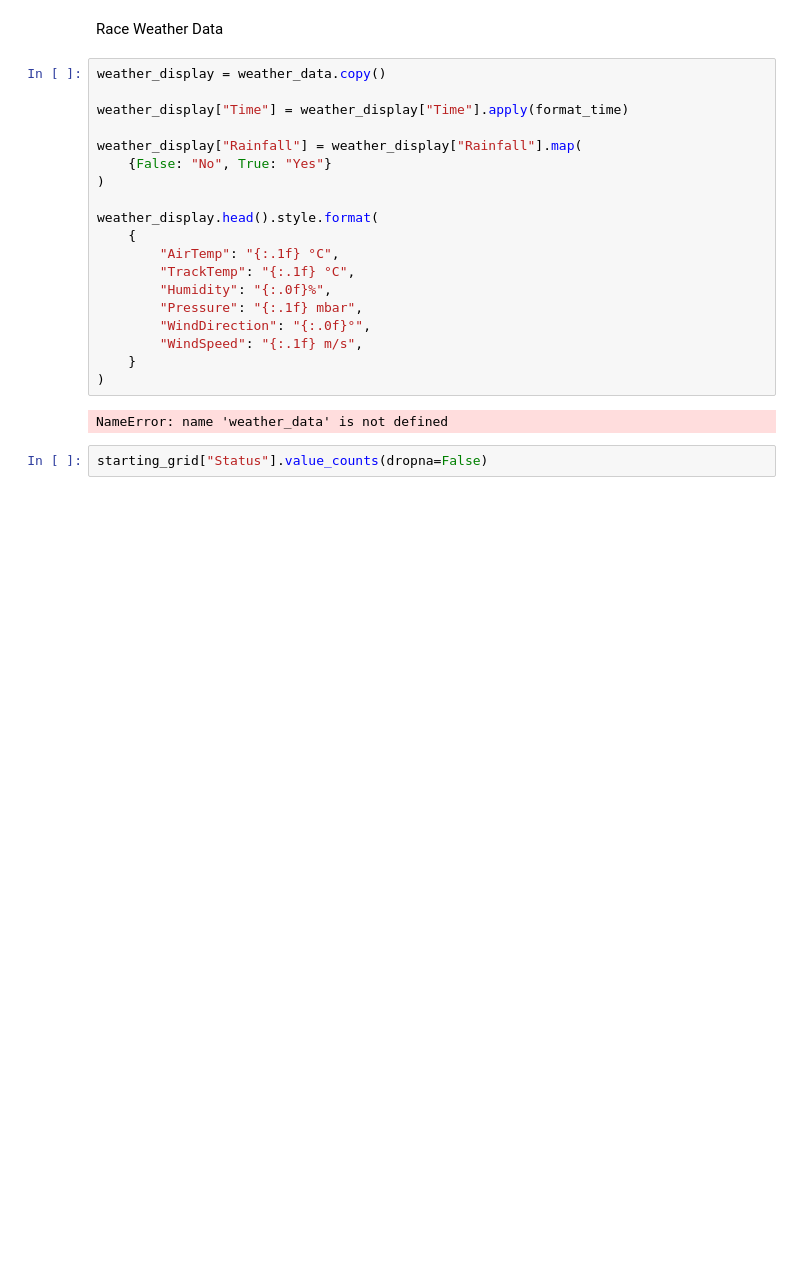
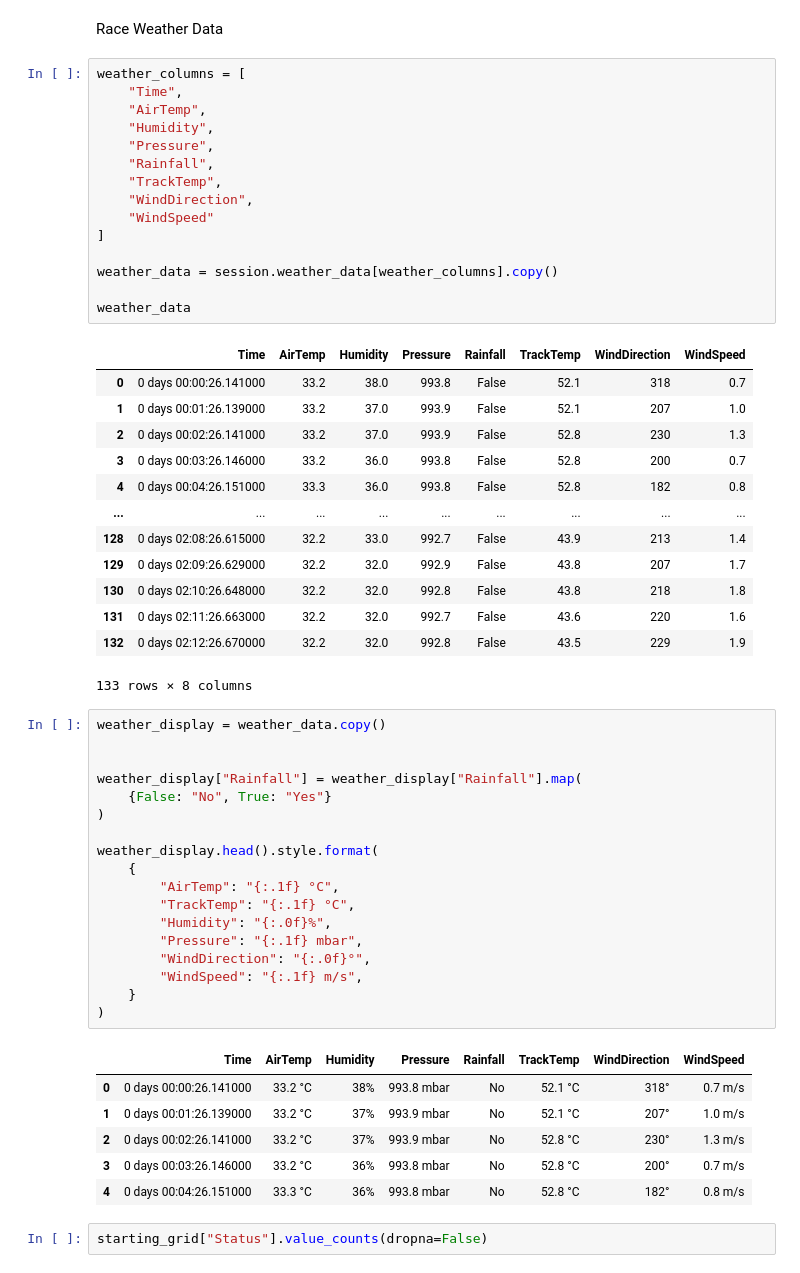
Before and after one commit to umutk11/f1-strategy-optimizer, a Jupyter notebook: notebooks/01_eda.ipynb, the cells around one changed output. Cells and saved outputs as stored; diff of their text form; blank space fills up the shorter version.

Commit message:
Weather data fix

```diff
--- a/notebooks/01_eda.ipynb
+++ b/notebooks/01_eda.ipynb
@@ -349,10 +349,38 @@ race_strategy_laps["HasYellowFlag"] = race_strategy_laps[
 ].str.contains("2", na=False)
 # %% [markdown]
 Race Weather Data
+# %%
+weather_columns = [
+    "Time",
+    "AirTemp",
+    "Humidity",
+    "Pressure",
+    "Rainfall",
+    "TrackTemp",
+    "WindDirection",
+    "WindSpeed"
+]
+
+weather_data = session.weather_data[weather_columns].copy()
+
+weather_data
+# %% [output]
+|  | Time | AirTemp | Humidity | Pressure | Rainfall | TrackTemp | WindDirection | WindSpeed |
+| 0 | 0 days 00:00:26.141000 | 33.2 | 38.0 | 993.8 | False | 52.1 | 318 | 0.7 |
+| 1 | 0 days 00:01:26.139000 | 33.2 | 37.0 | 993.9 | False | 52.1 | 207 | 1.0 |
+| 2 | 0 days 00:02:26.141000 | 33.2 | 37.0 | 993.9 | False | 52.8 | 230 | 1.3 |
+| 3 | 0 days 00:03:26.146000 | 33.2 | 36.0 | 993.8 | False | 52.8 | 200 | 0.7 |
+| 4 | 0 days 00:04:26.151000 | 33.3 | 36.0 | 993.8 | False | 52.8 | 182 | 0.8 |
+| ... | ... | ... | ... | ... | ... | ... | ... | ... |
+| 128 | 0 days 02:08:26.615000 | 32.2 | 33.0 | 992.7 | False | 43.9 | 213 | 1.4 |
+| 129 | 0 days 02:09:26.629000 | 32.2 | 32.0 | 992.9 | False | 43.8 | 207 | 1.7 |
+| 130 | 0 days 02:10:26.648000 | 32.2 | 32.0 | 992.8 | False | 43.8 | 218 | 1.8 |
+| 131 | 0 days 02:11:26.663000 | 32.2 | 32.0 | 992.7 | False | 43.6 | 220 | 1.6 |
+| 132 | 0 days 02:12:26.670000 | 32.2 | 32.0 | 992.8 | False | 43.5 | 229 | 1.9 |
+133 rows × 8 columns
 # %%
 weather_display = weather_data.copy()
 
-weather_display["Time"] = weather_display["Time"].apply(format_time)
 
 weather_display["Rainfall"] = weather_display["Rainfall"].map(
     {False: "No", True: "Yes"}
@@ -369,7 +397,12 @@ weather_display.head().style.format(
     }
 )
 # %% [output]
-NameError: name 'weather_data' is not defined
+|  | Time | AirTemp | Humidity | Pressure | Rainfall | TrackTemp | WindDirection | WindSpeed |
+| 0 | 0 days 00:00:26.141000 | 33.2 °C | 38% | 993.8 mbar | No | 52.1 °C | 318° | 0.7 m/s |
+| 1 | 0 days 00:01:26.139000 | 33.2 °C | 37% | 993.9 mbar | No | 52.1 °C | 207° | 1.0 m/s |
+| 2 | 0 days 00:02:26.141000 | 33.2 °C | 37% | 993.9 mbar | No | 52.8 °C | 230° | 1.3 m/s |
+| 3 | 0 days 00:03:26.146000 | 33.2 °C | 36% | 993.8 mbar | No | 52.8 °C | 200° | 0.7 m/s |
+| 4 | 0 days 00:04:26.151000 | 33.3 °C | 36% | 993.8 mbar | No | 52.8 °C | 182° | 0.8 m/s |
 # %%
 starting_grid["Status"].value_counts(dropna=False)
 # %% [output]
```
